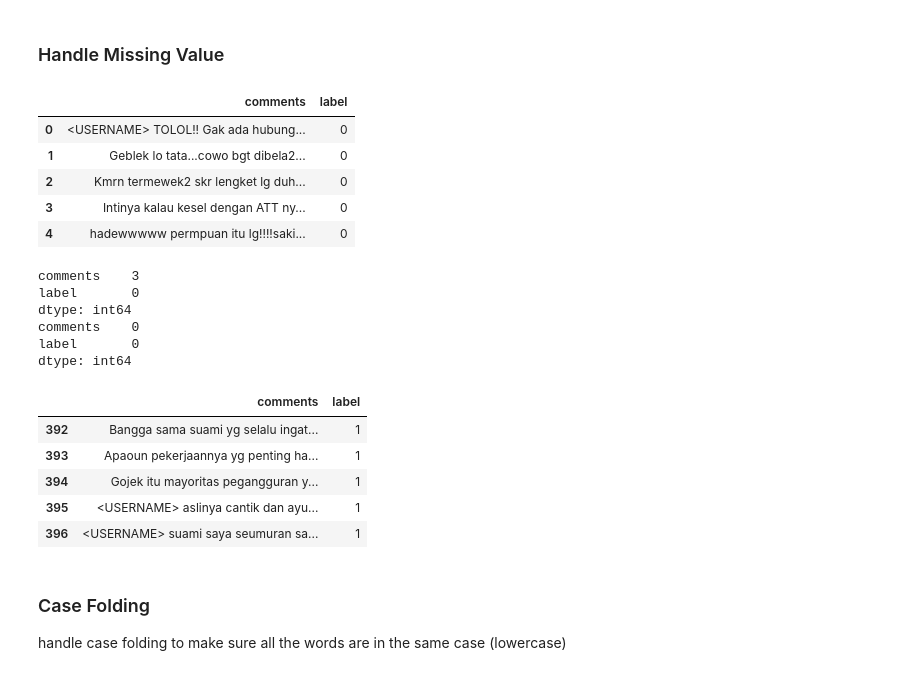
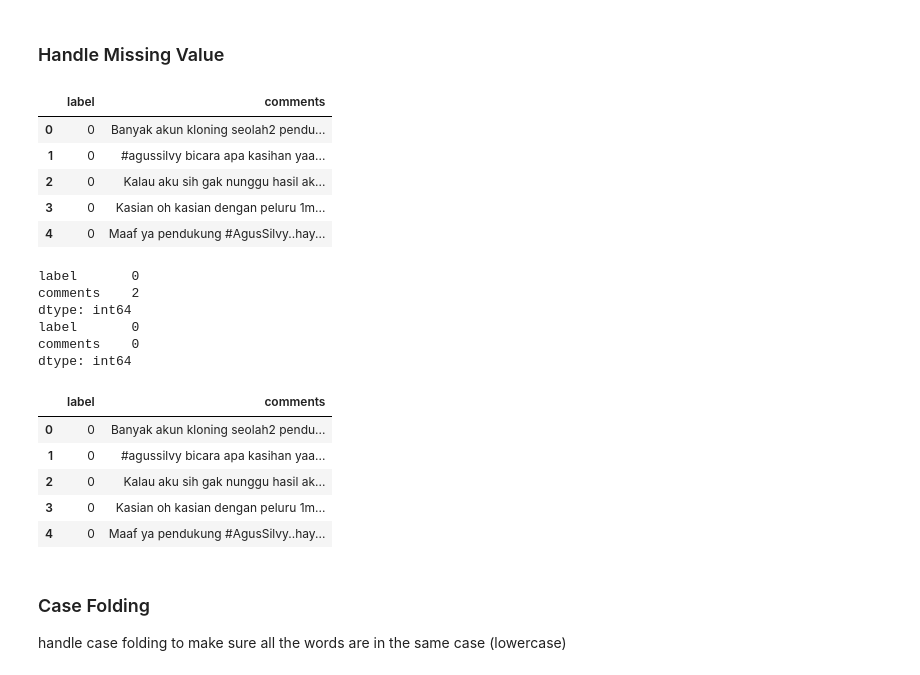
Before and after one commit to AureliusIvan/Sentiment-Analysis-of-Indonesia-Presidential-Election-2024-based-on-Instagram-Comments, a Jupyter notebook: NB.ipynb, the cells around one changed output. Saved outputs shown, nothing was run; the diff lists cells and outputs as text; code cells hidden in the pictures.

```diff
--- a/NB.ipynb
+++ b/NB.ipynb
@@ -123,14 +131,21 @@ tweet_cellular.rename(columns={'Text Tweet': 'comments'}, inplace=True)
 map = {'pos': 1, 'neg': 0, 'neu': 1}
 prastyo_sentiment['label'] = prastyo_sentiment['label'].map(map)
 
+
+# sentiment twitter indonesia
+# change label name to 'comments'
+sentiment_twitter_indonesia.rename(columns={'Tweet': 'comments'}, inplace=True)
+# mapping sentiment
+# sentiment_twitter_indonesia['sentimen'] = sentiment_twitter_indonesia['sentimen'].map({'positive': 1, 'negative': 0})
+sentiment_twitter_indonesia['label'] = sentiment_twitter_indonesia['sentimen'].astype(int)
 # integrate all secondary dataset
 secondary_dataset = pd.concat([
-    instagram_cyber_comments,
-    # tweet_tv,
-    # tweet_pilkada,
-    # tweet_opini_film,
-    # # tweet_cellular
-    # prastyo_sentiment
+    # prabowo_after,
+    # prabowo_before,
+    # ganjar_after,
+    # ganjar_before,
+    # sentiment_twitter_indonesia
+    tweet_pilkada
     ], ignore_index=True)
 #change data type to string to ensure all data type is string
 secondary_dataset['comments'] = secondary_dataset['comments'].astype(str)
@@ -171,41 +180,41 @@ secondary_dataset['comments'] = handleMissingValue(secondary_dataset)
 # %%
 display(secondary_dataset.head())
 # %% [output]
-|  | comments | label |
-| 0 | <USERNAME> TOLOL!! Gak ada hubung... | 0 |
-| 1 | Geblek lo tata...cowo bgt dibela2... | 0 |
-| 2 | Kmrn termewek2 skr lengket lg duh... | 0 |
-| 3 | Intinya kalau kesel dengan ATT ny... | 0 |
-| 4 | hadewwwww permpuan itu lg!!!!saki... | 0 |
+|  | label | comments |
+| 0 | 0 | Banyak akun kloning seolah2 pendu... |
+| 1 | 0 | #agussilvy bicara apa kasihan yaa... |
+| 2 | 0 | Kalau aku sih gak nunggu hasil ak... |
+| 3 | 0 | Kasian oh kasian dengan peluru 1m... |
+| 4 | 0 | Maaf ya pendukung #AgusSilvy..hay... |
 # %%
 print(secondary_dataset.isnull().sum())
 # delete duplicate data and missing value and null value
 secondary_dataset = secondary_dataset.dropna()
 secondary_dataset = secondary_dataset.drop_duplicates()
 secondary_dataset = secondary_dataset[secondary_dataset['comments'] != '']
 # remove 'NaN' value
 if('NaN' in secondary_dataset['comments']):
     secondary_dataset = secondary_dataset[secondary_dataset['comments'] != 'NaN']
 secondary_dataset = secondary_dataset[secondary_dataset['comments'].notna()]
 secondary_dataset = secondary_dataset.reset_index(drop=True)
 # secondary_dataset = secondary_dataset[['comments']]
 print(secondary_dataset.isnull().sum())
 
-display(secondary_dataset.tail())
+display(secondary_dataset.head())
 # secondary_dataset.info()
 # %% [output]
-comments    3
 label       0
+comments    2
 dtype: int64
+label       0
 comments    0
-label       0
 dtype: int64
-|  | comments | label |
-| 392 | Bangga sama suami yg selalu ingat... | 1 |
-| 393 | Apaoun pekerjaannya yg penting ha... | 1 |
-| 394 | Gojek itu mayoritas pegangguran y... | 1 |
-| 395 | <USERNAME> aslinya cantik dan ayu... | 1 |
-| 396 | <USERNAME> suami saya seumuran sa... | 1 |
+|  | label | comments |
+| 0 | 0 | Banyak akun kloning seolah2 pendu... |
+| 1 | 0 | #agussilvy bicara apa kasihan yaa... |
+| 2 | 0 | Kalau aku sih gak nunggu hasil ak... |
+| 3 | 0 | Kasian oh kasian dengan peluru 1m... |
+| 4 | 0 | Maaf ya pendukung #AgusSilvy..hay... |
 # %% [markdown]
 ### Case Folding
 
```
Also changed, not shown: parts of 29 cells of this notebook, 15 other files.
